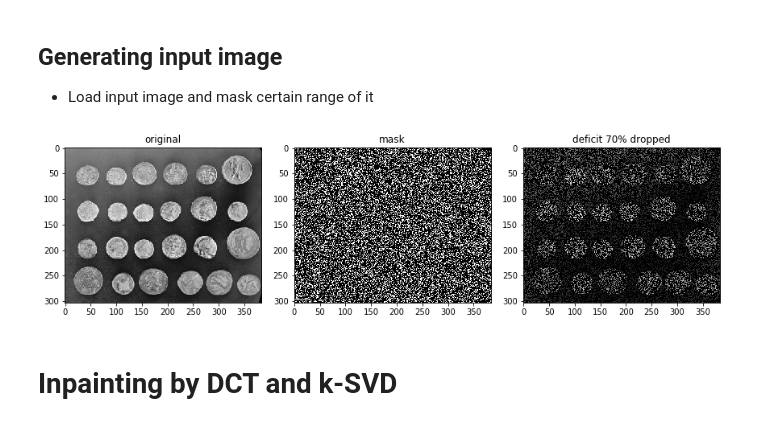
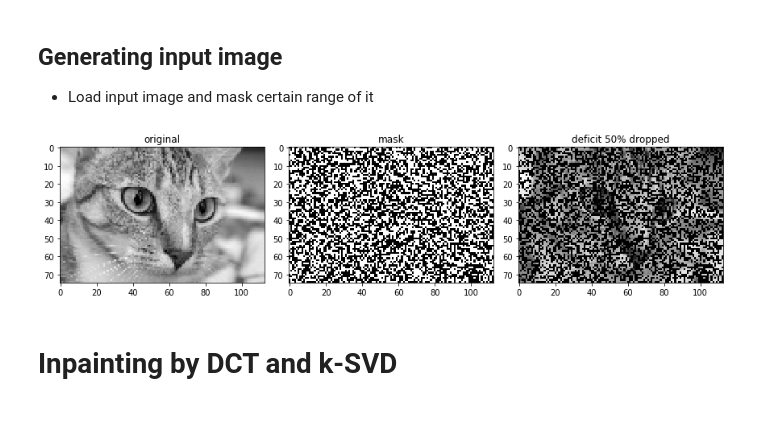
Before and after one commit to hacarus/spm-image, a Jupyter notebook: examples/ksvd_inpainting.ipynb, the cells around one changed output. Drawn from its saved outputs; the diff is of its cells as text; code cells hidden in the pictures.

```diff
--- a/examples/ksvd_inpainting.ipynb
+++ b/examples/ksvd_inpainting.ipynb
@@ -22,29 +25,30 @@ def make_deficit_image(img: np.ndarray, ratio:float) -> Tuple[np.ndarray, np.nda
     return img * mask, mask
 # %%
 from skimage import io, data
+from skimage import color
 
 # prepare images for further testing
-original_img = data.coins()
+original_img = np.asarray(255*color.rgb2gray(data.chelsea()[::4,::4]), dtype=np.uint8)
 
-drop_ratio = 0.7
+drop_ratio = 0.5
 deficit_img, mask = make_deficit_image(original_img, drop_ratio)
 
 plt.figure(figsize=(12, 4))
 plt.subplot(1, 3, 1)
 plt.imshow(original_img, cmap='gray')
 plt.title('original')
 
 plt.subplot(1, 3, 2)
 plt.imshow(mask, cmap='gray')
 plt.title('mask')
 
 plt.subplot(1, 3, 3)
 plt.imshow(deficit_img, cmap='gray')
 plt.title('deficit {0:.0f}% dropped'.format(drop_ratio * 100))
 
 plt.tight_layout()
 # %% [output]
-[figure, old version]
+[figure, new version]
 # %% [markdown]
 # Inpainting by DCT and k-SVD
 # %%
```
Also changed, not shown: parts of 16 cells of this notebook.
